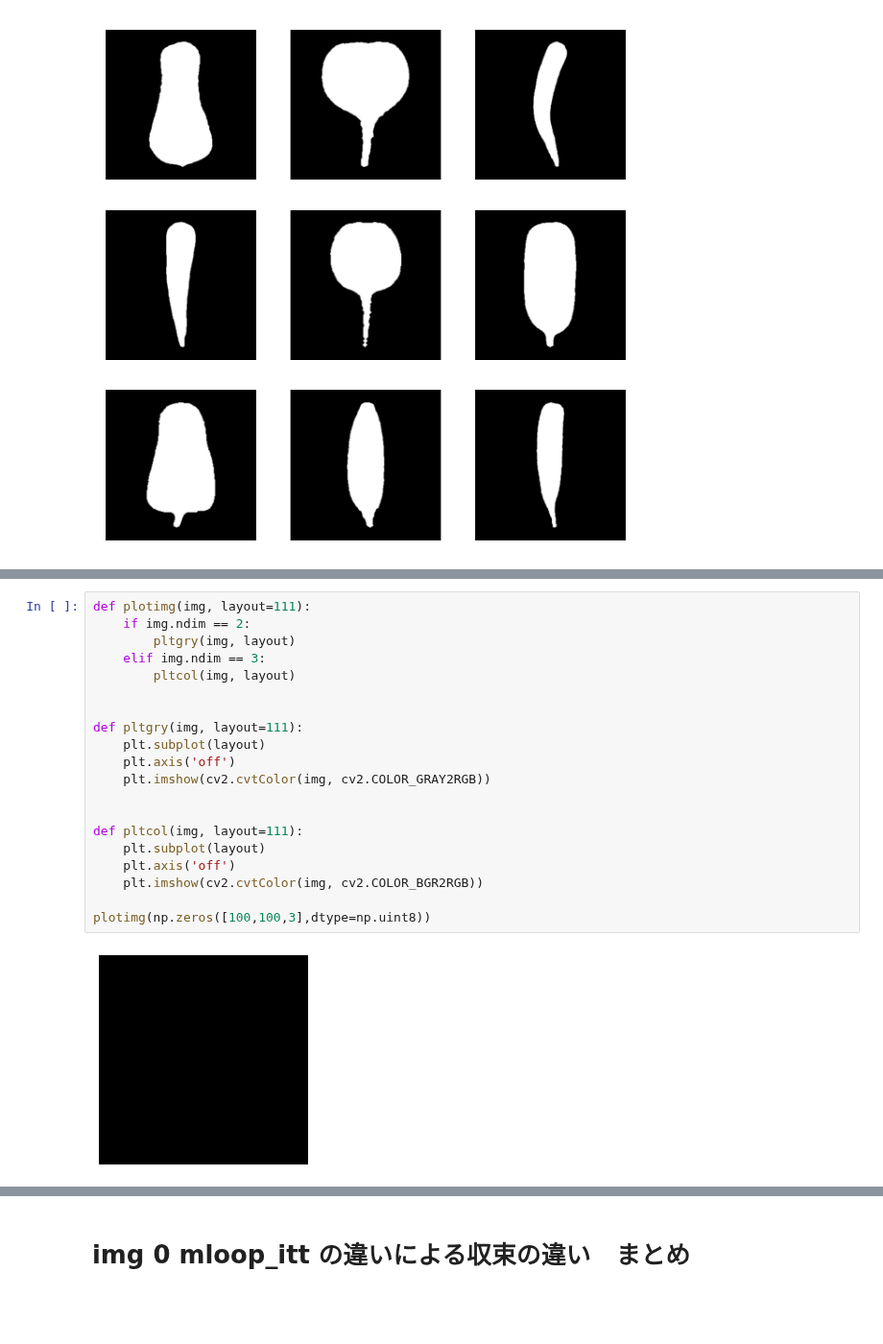
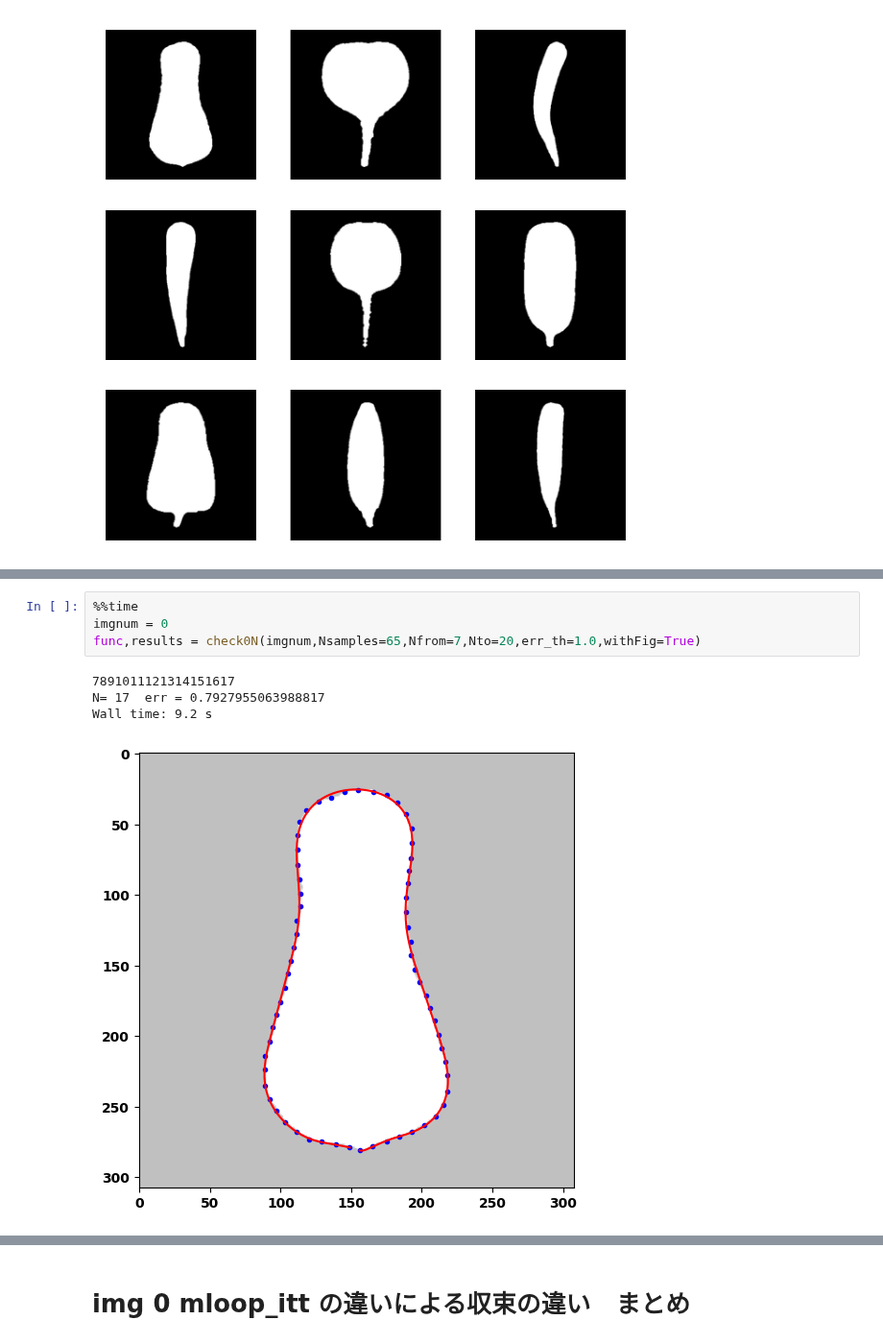
Before and after one commit to iciromaco/RadiShLab, a Jupyter notebook: Experiments/lrlrP最適値探索.ipynb, the cells around one changed output, grey strips where cells are left out. Shown at 96% size. Cells and saved outputs as stored; diff of their text form; blank space fills up the shorter version.

```diff
--- a/Experiments/lrlrP最適値探索.ipynb
+++ b/Experiments/lrlrP最適値探索.ipynb
@@ -172,25 +175,12 @@ def twopass(imgnum,test='smoothness_coe',mode=0,coe=0,Nsamples=65,N=7,lr=0.005,l
     elapsed_time = time.time() - start
     print(bestfunc)
     return minerror,elapsed_time
-# %%
-def plotimg(img, layout=111):
-    if img.ndim == 2:
-        pltgry(img, layout)
-    elif img.ndim == 3:
-        pltcol(img, layout)
-
-
-def pltgry(img, layout=111):
-    plt.subplot(layout)
-    plt.axis('off')
-    plt.imshow(cv2.cvtColor(img, cv2.COLOR_GRAY2RGB))
-
-
-def pltcol(img, layout=111):
-    plt.subplot(layout)
-    plt.axis('off')
-    plt.imshow(cv2.cvtColor(img, cv2.COLOR_BGR2RGB))
-
-plotimg(np.zeros([100,100,3],dtype=np.uint8))
-# %% [output]
-[figure, removed]
+# %%
+%%time
+imgnum = 0
+func,results = check0N(imgnum,Nsamples=65,Nfrom=7,Nto=20,err_th=1.0,withFig=True)
+# %% [output]
+7891011121314151617
+N= 17  err = 0.7927955063988817
+Wall time: 9.2 s
+[figure, added]
```
Also changed, not shown: parts of 29 cells of this notebook, 5 other files.
